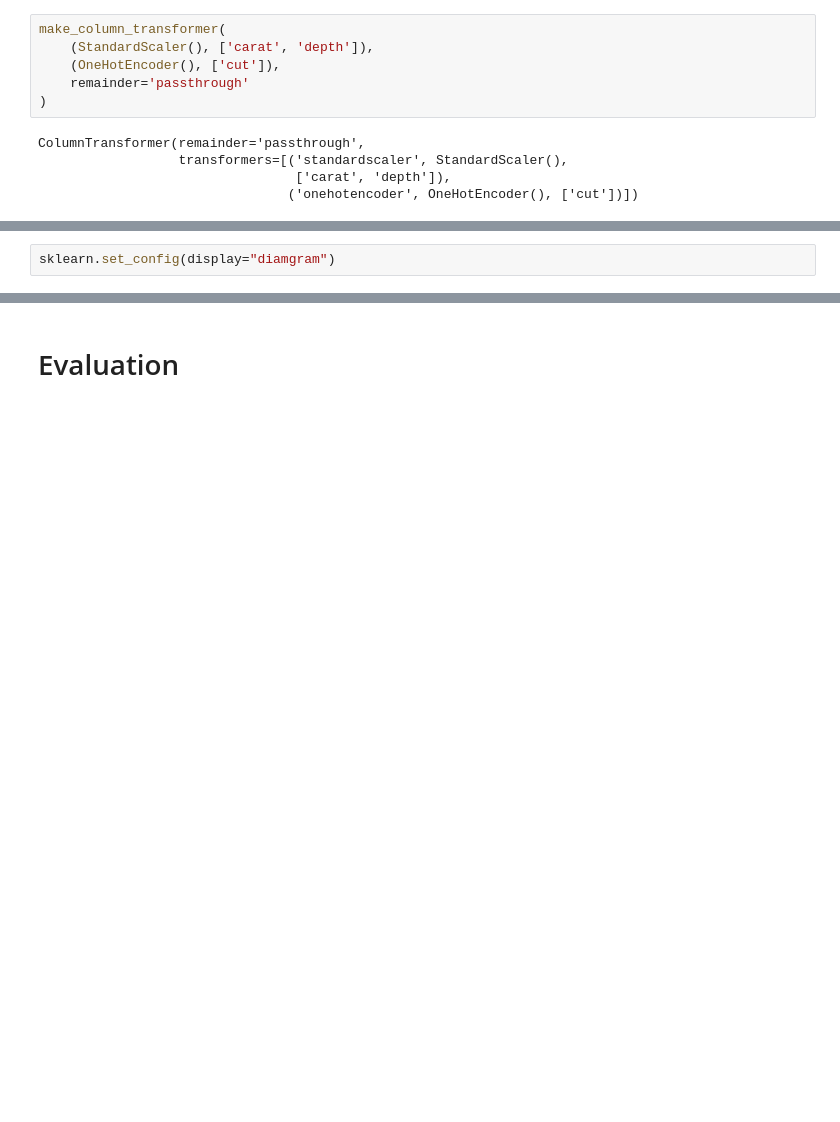
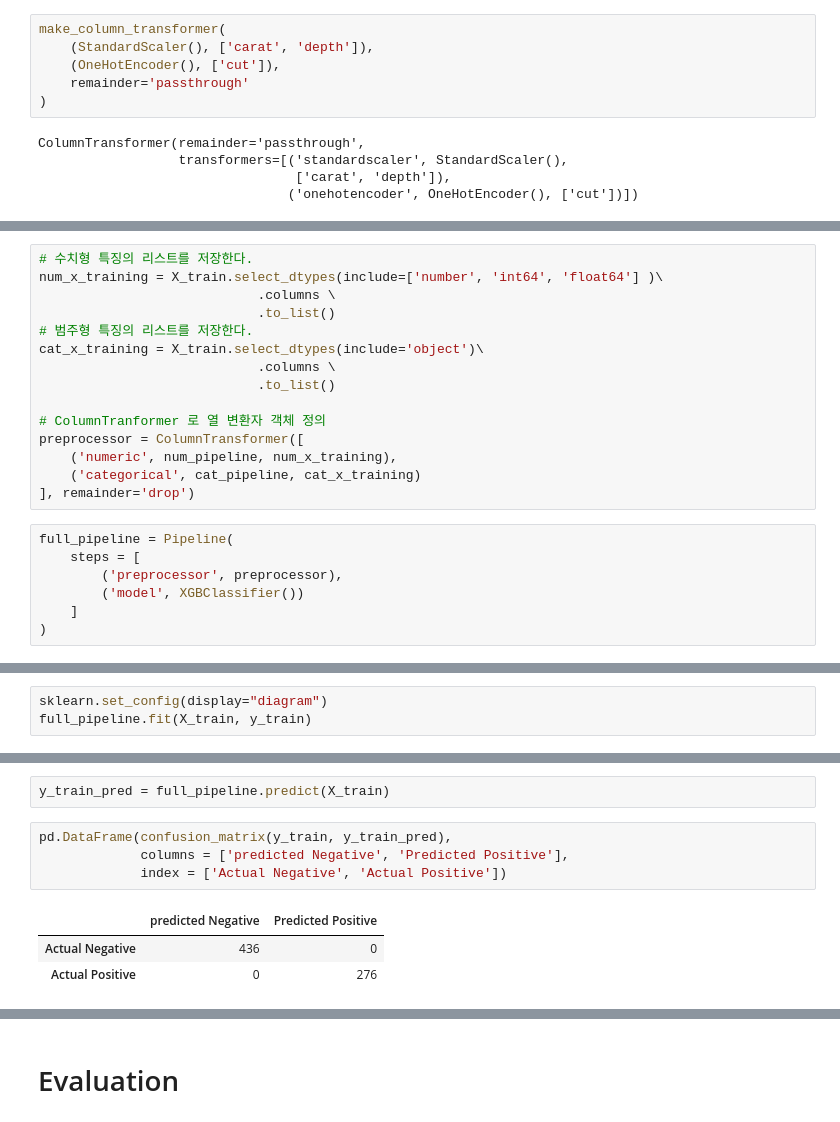
Before and after one commit to reejungkim/Pipeline, a Jupyter notebook: prep.ipynb, the cells around one changed output, grey strips where cells are left out. Saved outputs shown, nothing was run; the diff lists cells and outputs as text; blank space fills up the shorter version.

```diff
--- a/prep.ipynb
+++ b/prep.ipynb
@@ -206,0 +245,22 @@ num_transformer = Pipeline(
+# %%
+# 수치형 특징의 리스트를 저장한다.
+num_x_training = X_train.select_dtypes(include=['number', 'int64', 'float64'] )\
+                            .columns \
+                            .to_list()
+# 범주형 특징의 리스트를 저장한다.
+cat_x_training = X_train.select_dtypes(include='object')\
+                            .columns \
+                            .to_list()
+
+# ColumnTranformer 로 열 변환자 객체 정의
+preprocessor = ColumnTransformer([
+    ('numeric', num_pipeline, num_x_training),
+    ('categorical', cat_pipeline, cat_x_training)
+], remainder='drop')
+# %%
+full_pipeline = Pipeline(
+    steps = [
+        ('preprocessor', preprocessor),
+        ('model', XGBClassifier())
+    ]
+)
@@ -207,3 +278,4 @@ num_transformer = Pipeline(
 # %%
-sklearn.set_config(display="diamgram")
+sklearn.set_config(display="diagram")
+full_pipeline.fit(X_train, y_train)
 # %% [output]
@@ -210,0 +298,10 @@ NameError: ignored
+# %%
+y_train_pred = full_pipeline.predict(X_train)
+# %%
+pd.DataFrame(confusion_matrix(y_train, y_train_pred),
+             columns = ['predicted Negative', 'Predicted Positive'],
+             index = ['Actual Negative', 'Actual Positive'])
+# %% [output]
+|  | predicted Negative | Predicted Positive |
+| Actual Negative | 436 | 0 |
+| Actual Positive | 0 | 276 |
```
Also changed, not shown: parts of 35 cells of this notebook.
